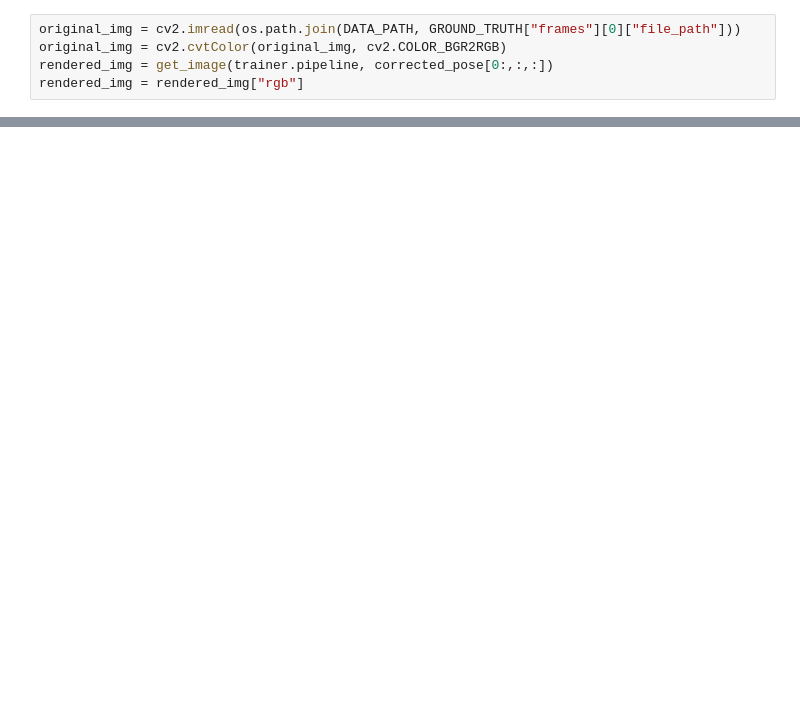
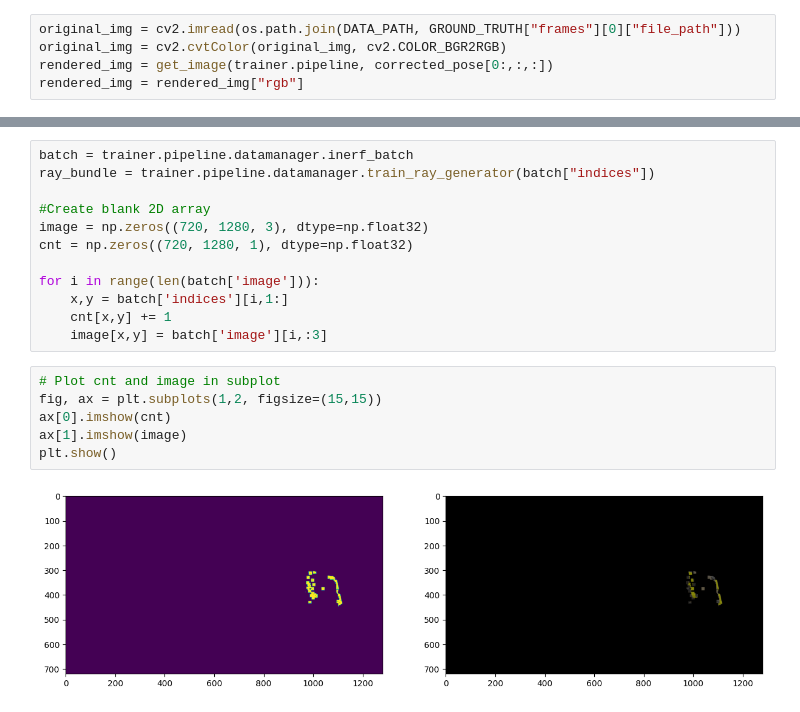
Before and after one commit to tauzn-clock/inerf, a Jupyter notebook: utils/evaluation_pose.ipynb, the cells around one changed output, grey strips where cells are left out. Saved outputs shown, nothing was run; the diff lists cells and outputs as text; blank space fills up the shorter version.

```diff
--- a/utils/evaluation_pose.ipynb
+++ b/utils/evaluation_pose.ipynb
@@ -157,3 +152,23 @@ ax.imshow(rendered_img, alpha=0.5)
+# %%
+batch = trainer.pipeline.datamanager.inerf_batch
+ray_bundle = trainer.pipeline.datamanager.train_ray_generator(batch["indices"])
+
+#Create blank 2D array
+image = np.zeros((720, 1280, 3), dtype=np.float32)
+cnt = np.zeros((720, 1280, 1), dtype=np.float32)
+
+for i in range(len(batch['image'])):
+    x,y = batch['indices'][i,1:]
+    cnt[x,y] += 1
+    image[x,y] = batch['image'][i,:3]
+# %%
+# Plot cnt and image in subplot
+fig, ax = plt.subplots(1,2, figsize=(15,15))
+ax[0].imshow(cnt)
+ax[1].imshow(image)
+plt.show()
+# %% [output]
+[figure, added]
 # %%
 #Plot store_t_diff and store_r_diff with  respect to training iteration in 2 subplots
 
```
Also changed, not shown: parts of 8 cells of this notebook, 1 other file.
